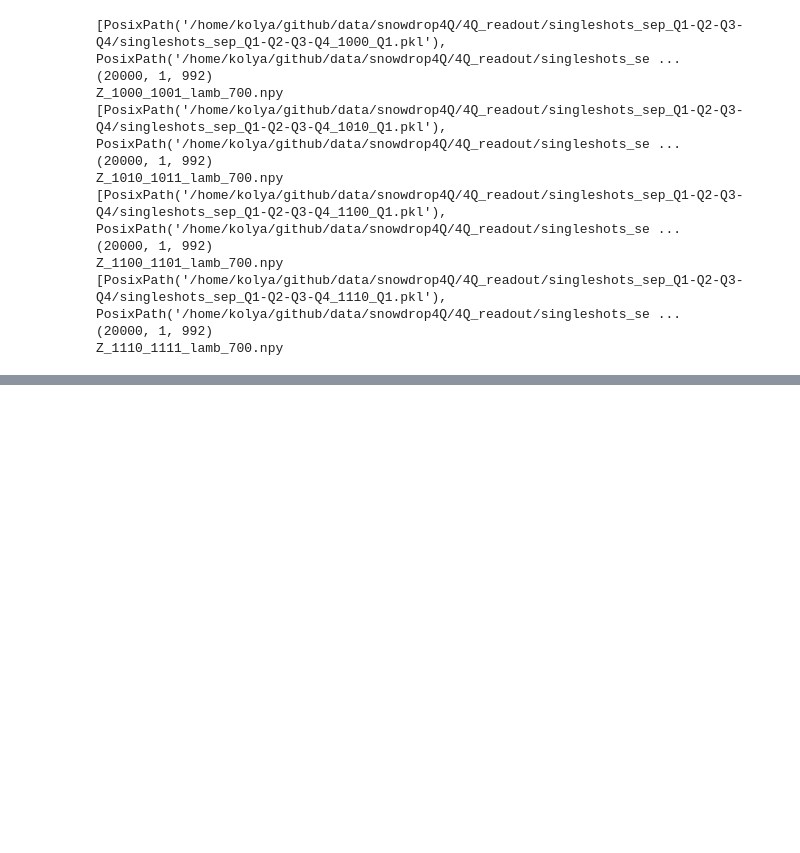
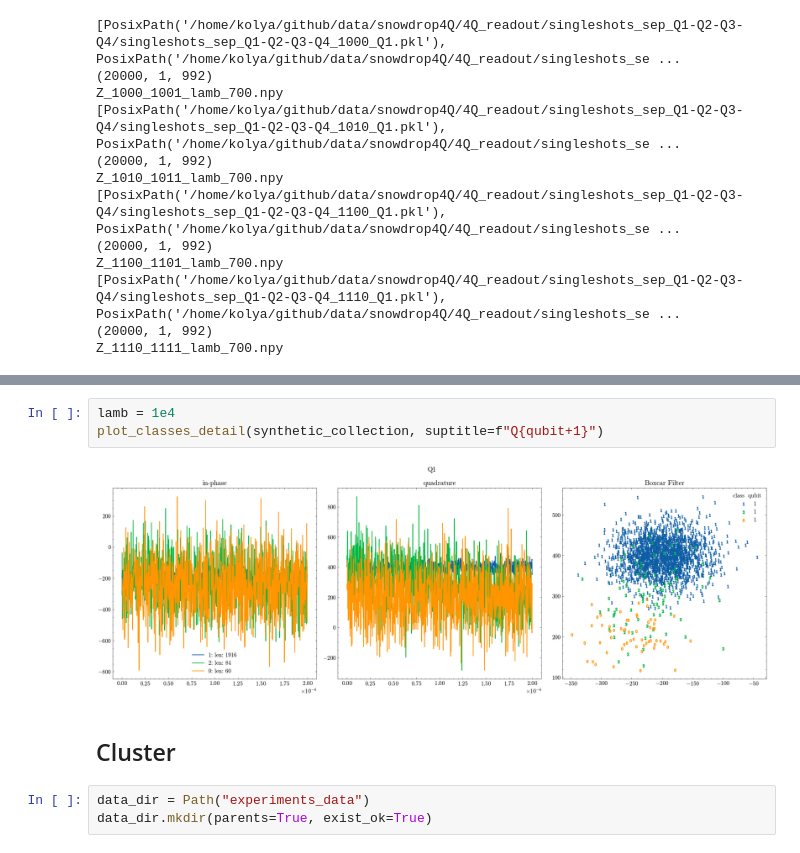
Before and after one commit to ikaryss/readout-experiments, a Jupyter notebook: cluster_utils.ipynb, the cells around one changed output, grey strips where cells are left out. Saved outputs shown, nothing was run; the diff lists cells and outputs as text; blank space fills up the shorter version.

```diff
--- a/cluster_utils.ipynb
+++ b/cluster_utils.ipynb
@@ -212,0 +327,10 @@ Z_1110_1111_lamb_700.npy
+# %%
+lamb = 1e4
+plot_classes_detail(synthetic_collection, suptitle=f"Q{qubit+1}")
+# %% [output]
+[figure, added]
+# %% [markdown]
+## Cluster
+# %%
+data_dir = Path("experiments_data")
+data_dir.mkdir(parents=True, exist_ok=True)
```
Also changed, not shown: parts of 24 cells of this notebook.
